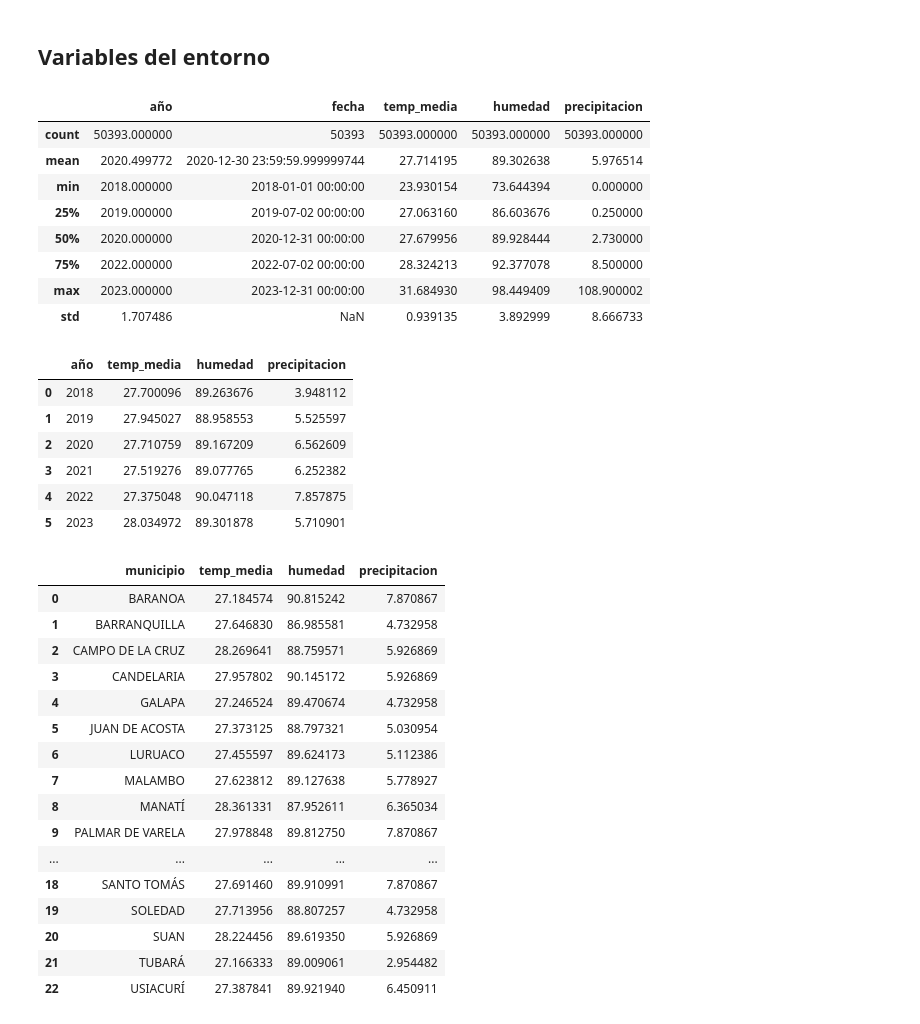
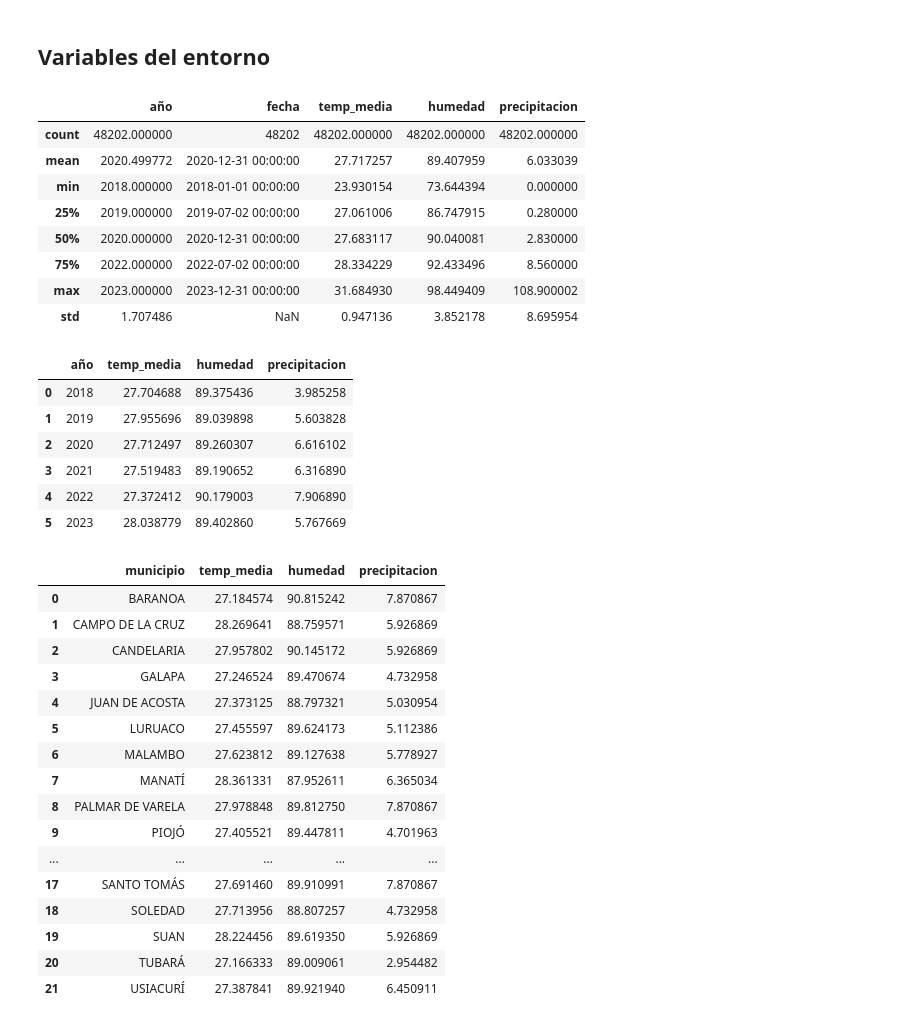
Before and after one commit to Darally06/Dengue_caracterization, a Jupyter notebook: EDA_registros.ipynb, the cells around one changed output. Cells and saved outputs as stored; diff of their text form; code cells hidden in the pictures.

```diff
--- a/EDA_registros.ipynb
+++ b/EDA_registros.ipynb
@@ -502,4 +524,4 @@ display(tabla_mun)
 | 21 | USIACURÍ | 250 | 0.017 | 80996 | 308.66 |
 # %%
 # Unir la tabla de incidencia con el mapa por nombre de departamento
-mapa_atl = mapa_atl.merge(tabla_mun, on='municipio', how='left')
+mapa_casos = mapa_atl.merge(tabla_mun, on='municipio', how='left')
@@ -631,19 +688,20 @@ A lo largo de toda la serie es evidente un patrón de crecimientos acelerados se
 # %%
 clima = pd.read_csv("https://raw.githubusercontent.com/Darally06/ETL_DENGUE/main/DATA/clima_diario.csv")
 clima = clima[clima['año'] != 2017]
+clima = clima[clima['municipio'] != 'BARRANQUILLA']
 clima['fecha'] = pd.to_datetime(clima['fecha'])
 # %%
 clima.describe()
 # %% [output]
 |  | año | fecha | temp_media | humedad | precipitacion |
-| count | 50393.000000 | 50393 | 50393.000000 | 50393.000000 | 50393.000000 |
-| mean | 2020.499772 | 2020-12-30 23:59:59.999999744 | 27.714195 | 89.302638 | 5.976514 |
+| count | 48202.000000 | 48202 | 48202.000000 | 48202.000000 | 48202.000000 |
+| mean | 2020.499772 | 2020-12-31 00:00:00 | 27.717257 | 89.407959 | 6.033039 |
 | min | 2018.000000 | 2018-01-01 00:00:00 | 23.930154 | 73.644394 | 0.000000 |
-| 25% | 2019.000000 | 2019-07-02 00:00:00 | 27.063160 | 86.603676 | 0.250000 |
-| 50% | 2020.000000 | 2020-12-31 00:00:00 | 27.679956 | 89.928444 | 2.730000 |
-| 75% | 2022.000000 | 2022-07-02 00:00:00 | 28.324213 | 92.377078 | 8.500000 |
+| 25% | 2019.000000 | 2019-07-02 00:00:00 | 27.061006 | 86.747915 | 0.280000 |
+| 50% | 2020.000000 | 2020-12-31 00:00:00 | 27.683117 | 90.040081 | 2.830000 |
+| 75% | 2022.000000 | 2022-07-02 00:00:00 | 28.334229 | 92.433496 | 8.560000 |
 | max | 2023.000000 | 2023-12-31 00:00:00 | 31.684930 | 98.449409 | 108.900002 |
-| std | 1.707486 | NaN | 0.939135 | 3.892999 | 8.666733 |
+| std | 1.707486 | NaN | 0.947136 | 3.852178 | 8.695954 |
 # %%
 # Agrupar por año y calcular la media de las variables climáticas
 media_anual= clima.groupby(['año'])[['temp_media', 'humedad', 'precipitacion']].mean().reset_index()
@@ -652,35 +710,37 @@ media_anual= clima.groupby(['año'])[['temp_media', 'humedad', 'precipitacion']]
 display(media_anual)
 # %% [output]
 |  | año | temp_media | humedad | precipitacion |
-| 0 | 2018 | 27.700096 | 89.263676 | 3.948112 |
-| 1 | 2019 | 27.945027 | 88.958553 | 5.525597 |
-| 2 | 2020 | 27.710759 | 89.167209 | 6.562609 |
-| 3 | 2021 | 27.519276 | 89.077765 | 6.252382 |
-| 4 | 2022 | 27.375048 | 90.047118 | 7.857875 |
-| 5 | 2023 | 28.034972 | 89.301878 | 5.710901 |
+| 0 | 2018 | 27.704688 | 89.375436 | 3.985258 |
+| 1 | 2019 | 27.955696 | 89.039898 | 5.603828 |
+| 2 | 2020 | 27.712497 | 89.260307 | 6.616102 |
+| 3 | 2021 | 27.519483 | 89.190652 | 6.316890 |
+| 4 | 2022 | 27.372412 | 90.179003 | 7.906890 |
+| 5 | 2023 | 28.038779 | 89.402860 | 5.767669 |
 # %%
 # Agrupar por año y calcular la media de las variables climáticas
 media_mun= clima.groupby(['municipio'])[['temp_media', 'humedad', 'precipitacion']].mean().reset_index()
 
 # Mostrar resultados
 display(media_mun)
+
+mapa_clima = mapa_atl.merge(media_mun, on='municipio', how='left')
 # %% [output]
 |  | municipio | temp_media | humedad | precipitacion |
 | 0 | BARANOA | 27.184574 | 90.815242 | 7.870867 |
-| 1 | BARRANQUILLA | 27.646830 | 86.985581 | 4.732958 |
-| 2 | CAMPO DE LA CRUZ | 28.269641 | 88.759571 | 5.926869 |
-| 3 | CANDELARIA | 27.957802 | 90.145172 | 5.926869 |
-| 4 | GALAPA | 27.246524 | 89.470674 | 4.732958 |
-| 5 | JUAN DE ACOSTA | 27.373125 | 88.797321 | 5.030954 |
-| 6 | LURUACO | 27.455597 | 89.624173 | 5.112386 |
-| 7 | MALAMBO | 27.623812 | 89.127638 | 5.778927 |
-| 8 | MANATÍ | 28.361331 | 87.952611 | 6.365034 |
-| 9 | PALMAR DE VARELA | 27.978848 | 89.812750 | 7.870867 |
+| 1 | CAMPO DE LA CRUZ | 28.269641 | 88.759571 | 5.926869 |
+| 2 | CANDELARIA | 27.957802 | 90.145172 | 5.926869 |
+| 3 | GALAPA | 27.246524 | 89.470674 | 4.732958 |
+| 4 | JUAN DE ACOSTA | 27.373125 | 88.797321 | 5.030954 |
+| 5 | LURUACO | 27.455597 | 89.624173 | 5.112386 |
+| 6 | MALAMBO | 27.623812 | 89.127638 | 5.778927 |
+| 7 | MANATÍ | 28.361331 | 87.952611 | 6.365034 |
+| 8 | PALMAR DE VARELA | 27.978848 | 89.812750 | 7.870867 |
+| 9 | PIOJÓ | 27.405521 | 89.447811 | 4.701963 |
 | ... | ... | ... | ... | ... |
-| 18 | SANTO TOMÁS | 27.691460 | 89.910991 | 7.870867 |
-| 19 | SOLEDAD | 27.713956 | 88.807257 | 4.732958 |
-| 20 | SUAN | 28.224456 | 89.619350 | 5.926869 |
-| 21 | TUBARÁ | 27.166333 | 89.009061 | 2.954482 |
-| 22 | USIACURÍ | 27.387841 | 89.921940 | 6.450911 |
+| 17 | SANTO TOMÁS | 27.691460 | 89.910991 | 7.870867 |
+| 18 | SOLEDAD | 27.713956 | 88.807257 | 4.732958 |
+| 19 | SUAN | 28.224456 | 89.619350 | 5.926869 |
+| 20 | TUBARÁ | 27.166333 | 89.009061 | 2.954482 |
+| 21 | USIACURÍ | 27.387841 | 89.921940 | 6.450911 |
 # %%
 # Temperatura media
```
Also changed, not shown: parts of 23 cells of this notebook, 8 other files.
